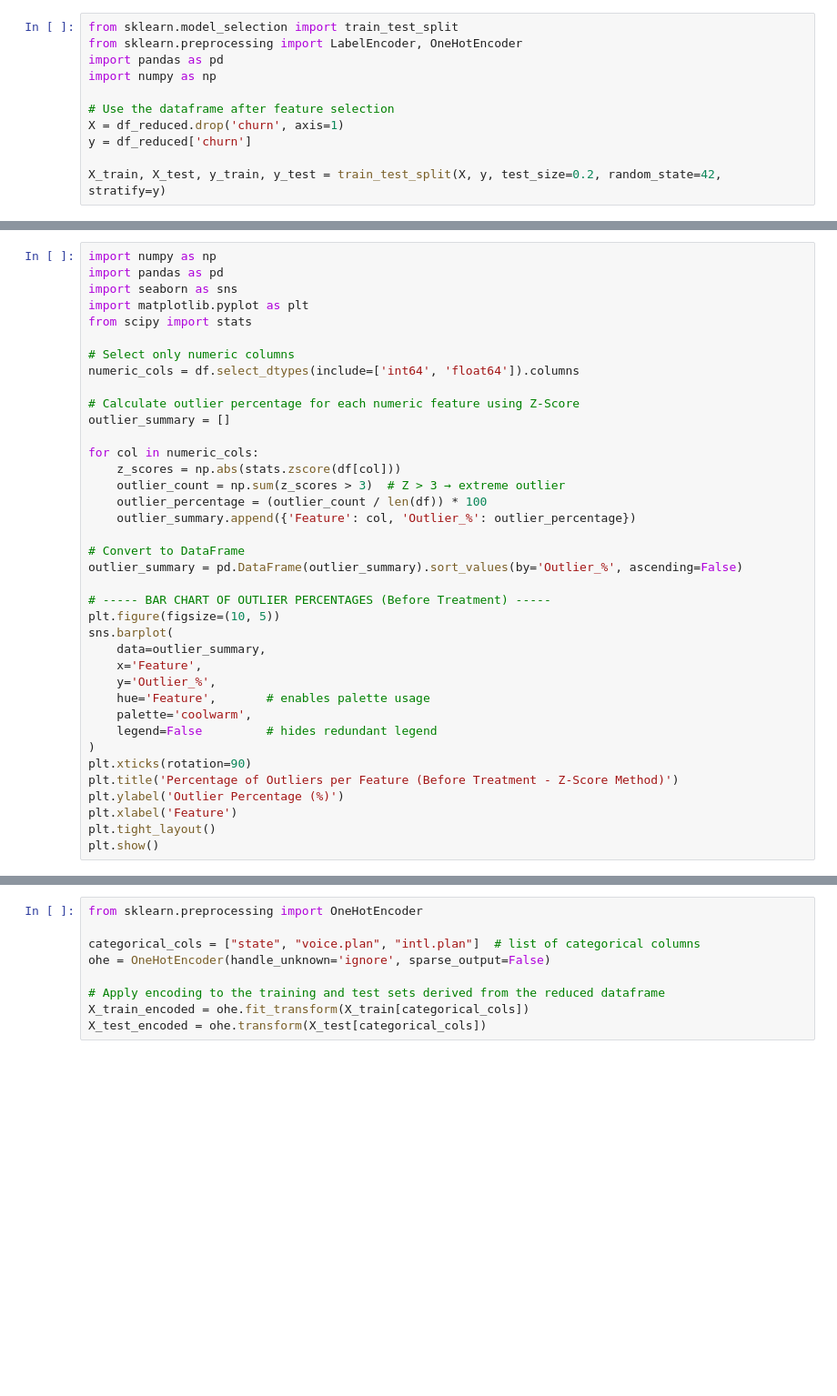
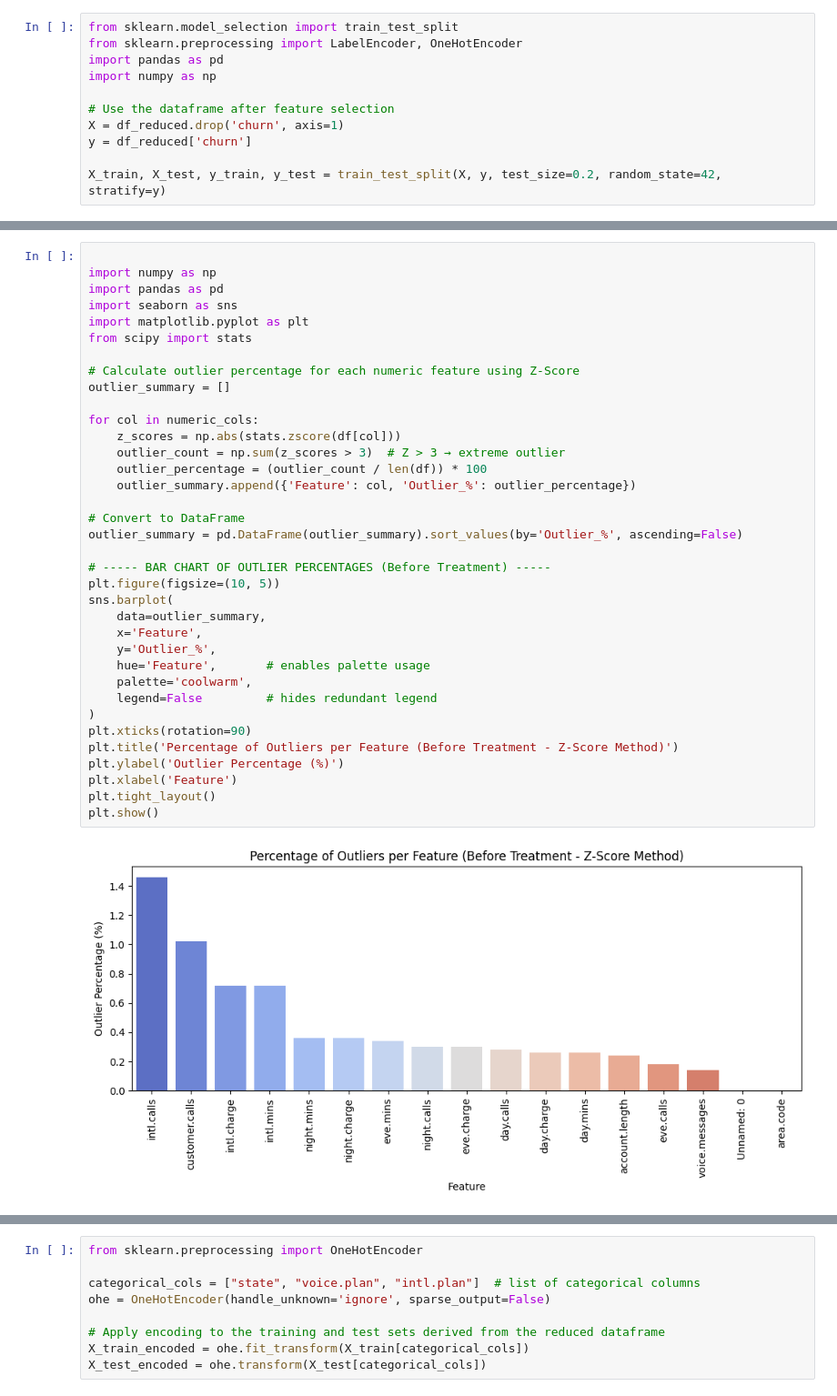
Before and after one commit to Sampath1503/Churn_Prediction, a Jupyter notebook: code (1).ipynb, the cells around one changed output, grey strips where cells are left out. Shown at 91% size. Saved outputs shown, nothing was run; the diff lists cells and outputs as text; blank space fills up the shorter version.

```diff
--- a/code (1).ipynb
+++ b/code (1).ipynb
@@ -202,41 +351,41 @@ plt.show()
 # %%
+
 import numpy as np
 import pandas as pd
 import seaborn as sns
 import matplotlib.pyplot as plt
 from scipy import stats
-
-# Select only numeric columns
-numeric_cols = df.select_dtypes(include=['int64', 'float64']).columns
 
 # Calculate outlier percentage for each numeric feature using Z-Score
 outlier_summary = []
 
 for col in numeric_cols:
     z_scores = np.abs(stats.zscore(df[col]))
     outlier_count = np.sum(z_scores > 3)  # Z > 3 → extreme outlier
     outlier_percentage = (outlier_count / len(df)) * 100
     outlier_summary.append({'Feature': col, 'Outlier_%': outlier_percentage})
 
 # Convert to DataFrame
 outlier_summary = pd.DataFrame(outlier_summary).sort_values(by='Outlier_%', ascending=False)
 
 # ----- BAR CHART OF OUTLIER PERCENTAGES (Before Treatment) -----
 plt.figure(figsize=(10, 5))
 sns.barplot(
     data=outlier_summary,
     x='Feature',
     y='Outlier_%',
     hue='Feature',       # enables palette usage
     palette='coolwarm',
     legend=False         # hides redundant legend
 )
 plt.xticks(rotation=90)
 plt.title('Percentage of Outliers per Feature (Before Treatment - Z-Score Method)')
 plt.ylabel('Outlier Percentage (%)')
 plt.xlabel('Feature')
 plt.tight_layout()
 plt.show()
+# %% [output]
+[figure, added]
 # %%
 # Import required libraries
 import pandas as pd
```
Also changed, not shown: parts of 25 cells of this notebook.
